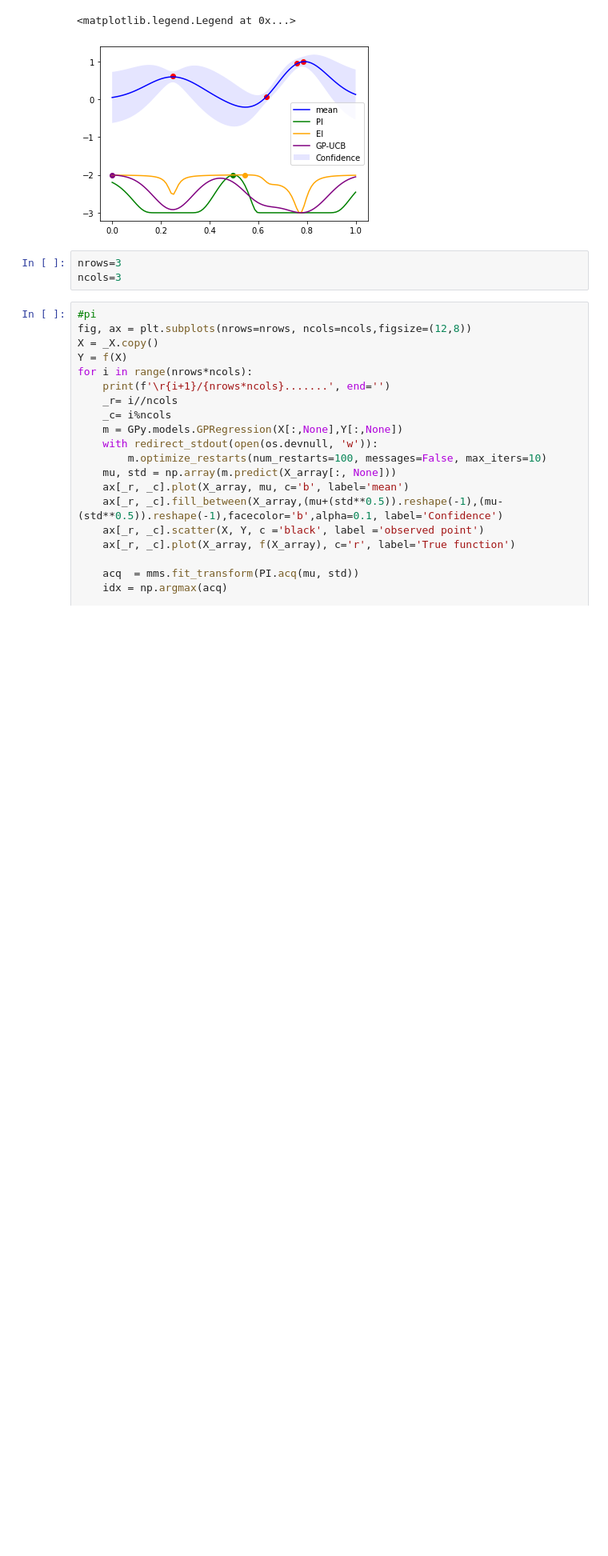
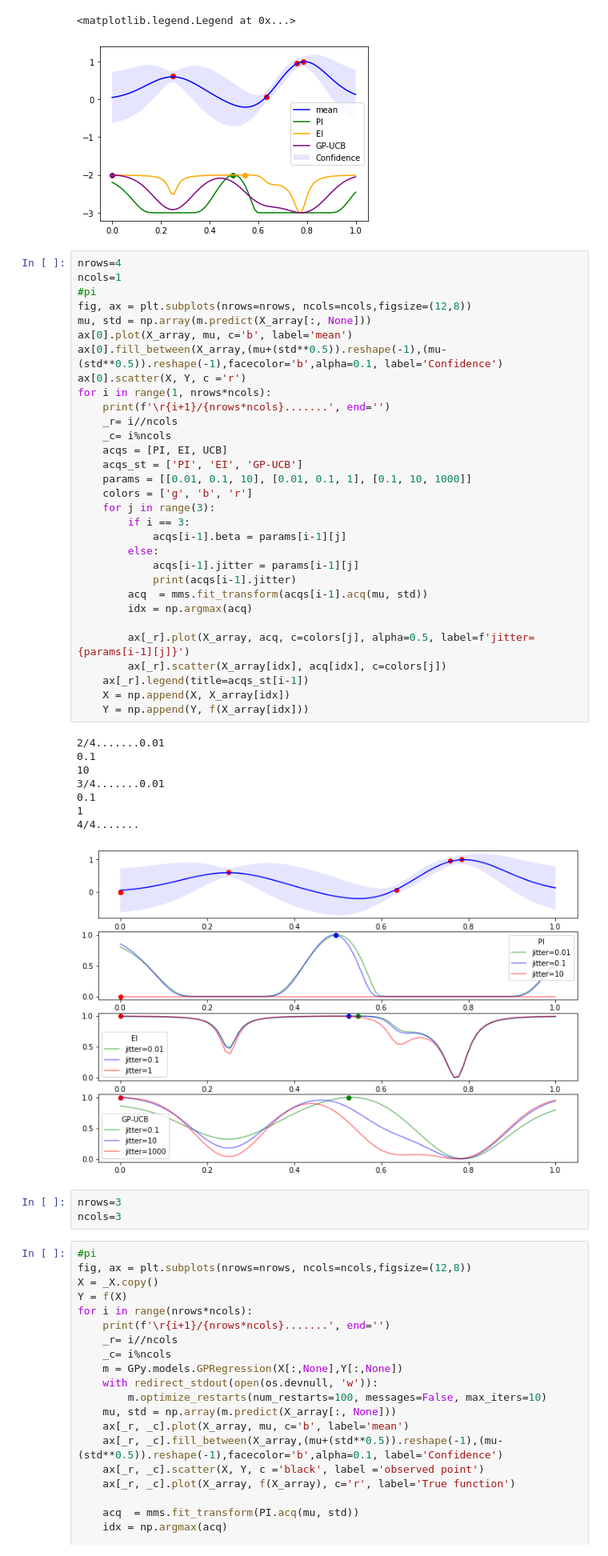
Before and after one commit to kan-nan-sohta/myBO, a Jupyter notebook: sample.ipynb, the cells around one changed output. Shown: that part at 80% size. Drawn from its saved outputs; the diff is of its cells as text; blank space fills up the shorter version.

```diff
--- a/sample.ipynb
+++ b/sample.ipynb
@@ -74,6 +74,46 @@ plt.legend()
 # %% [output]
 <matplotlib.legend.Legend at 0x...>
 [figure]
+# %%
+nrows=4
+ncols=1
+#pi
+fig, ax = plt.subplots(nrows=nrows, ncols=ncols,figsize=(12,8))
+mu, std = np.array(m.predict(X_array[:, None]))
+ax[0].plot(X_array, mu, c='b', label='mean')
+ax[0].fill_between(X_array,(mu+(std**0.5)).reshape(-1),(mu-(std**0.5)).reshape(-1),facecolor='b',alpha=0.1, label='Confidence')
+ax[0].scatter(X, Y, c ='r')
+for i in range(1, nrows*ncols):
+    print(f'\r{i+1}/{nrows*ncols}.......', end='')
+    _r= i//ncols
+    _c= i%ncols
+    acqs = [PI, EI, UCB]
+    acqs_st = ['PI', 'EI', 'GP-UCB']
+    params = [[0.01, 0.1, 10], [0.01, 0.1, 1], [0.1, 10, 1000]]
+    colors = ['g', 'b', 'r']
+    for j in range(3):
+        if i == 3:
+            acqs[i-1].beta = params[i-1][j]
+        else:
+            acqs[i-1].jitter = params[i-1][j]
+            print(acqs[i-1].jitter)
+        acq  = mms.fit_transform(acqs[i-1].acq(mu, std))
+        idx = np.argmax(acq)
+
+        ax[_r].plot(X_array, acq, c=colors[j], alpha=0.5, label=f'jitter={params[i-1][j]}')
+        ax[_r].scatter(X_array[idx], acq[idx], c=colors[j])
+    ax[_r].legend(title=acqs_st[i-1])
+    X = np.append(X, X_array[idx])
+    Y = np.append(Y, f(X_array[idx]))
+# %% [output]
+2/4.......0.01
+0.1
+10
+3/4.......0.01
+0.1
+1
+4/4.......
+[figure, added]
 # %%
 nrows=3
 ncols=3
```
Also changed, not shown: parts of 2 cells of this notebook.
